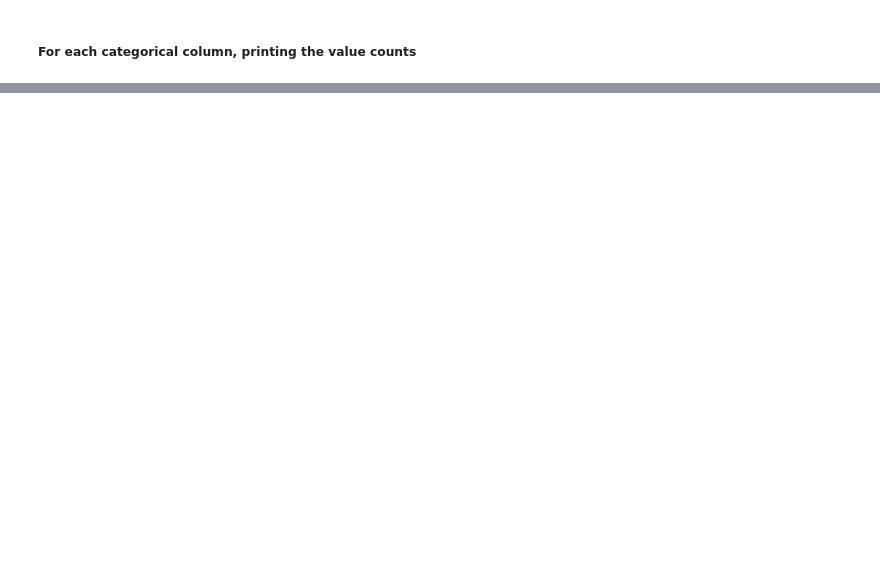
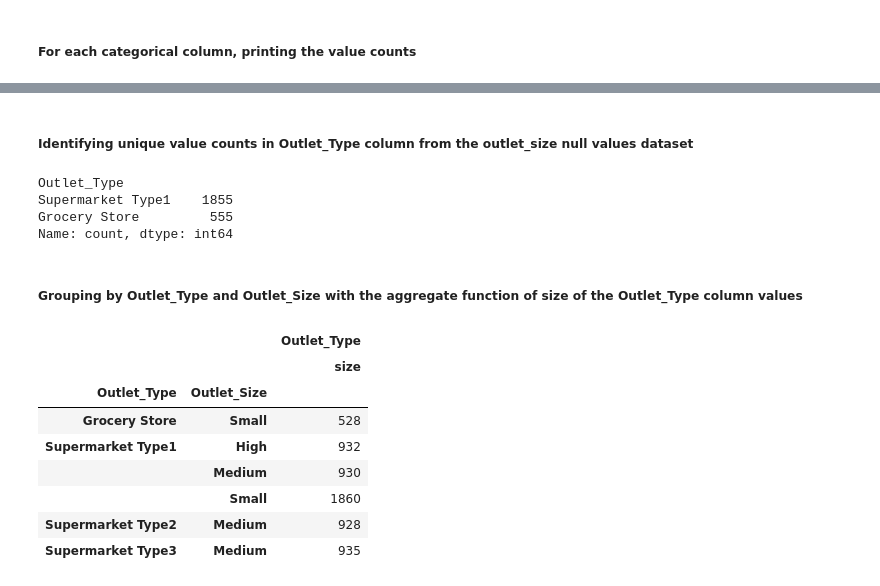
Before and after one commit to ahmadaym/IDMP_SalesForecasting_Project, a Jupyter notebook: notebooks/sales_forecast.ipynb, the cells around one changed output, grey strips where cells are left out. Cells and saved outputs as stored; diff of their text form; code cells hidden in the pictures; blank space fills up the shorter version.

Commit message:
Fixes #5: Complete Data cleaning

```diff
--- a/notebooks/sales_forecast.ipynb
+++ b/notebooks/sales_forecast.ipynb
@@ -72,0 +216,3 @@ for column in categorical_columns:
+# %%
+Item_Weight_Mean = sales_data.pivot_table(values='Item_Weight', index='Item_Identifier', aggfunc='mean')
+Item_Weight_Mean
@@ -72,0 +236,10 @@ for column in categorical_columns:
+# %%
+# converting the Item_Weight_Mean to a dictionary for better mapping
+item_weight_map = Item_Weight_Mean['Item_Weight'].to_dict()
+# %%
+# Finding the mean weight of all the Item weights in sales_data df
+overall_mean_weight = sales_data["Item_Weight"].mean()
+# %%
+# Using the pivot table to fill the Item_Weight missing values. There are some cases where Item_Identifier does not exist in the pivot table.
+# In such cases, we fill the Item_Weight value as the overall mean value of Item_Weights.
+sales_data["Item_Weight"] = sales_data["Item_Weight"].fillna(sales_data["Item_Identifier"].map(item_weight_map)).fillna(overall_mean_weight)
@@ -72,0 +273,23 @@ for column in categorical_columns:
+# %% [markdown]
+##### Identifying unique value counts in Outlet_Type column from the outlet_size null values dataset
+# %%
+outlet_size_null_rows["Outlet_Type"].value_counts()
+# %% [output]
+Outlet_Type
+Supermarket Type1    1855
+Grocery Store         555
+Name: count, dtype: int64
+# %% [markdown]
+##### Grouping by Outlet_Type and Outlet_Size with the aggregate function of size of the Outlet_Type column values
+# %%
+sales_data.groupby(['Outlet_Type','Outlet_Size']).agg({'Outlet_Type':[np.size]})
+# %% [output]
+|  |  | Outlet_Type |
+|  |  | size |
+| Outlet_Type | Outlet_Size |  |
+| Grocery Store | Small | 528 |
+| Supermarket Type1 | High | 932 |
+|  | Medium | 930 |
+|  | Small | 1860 |
+| Supermarket Type2 | Medium | 928 |
+| Supermarket Type3 | Medium | 935 |
```
Also changed, not shown: parts of 56 cells of this notebook.
